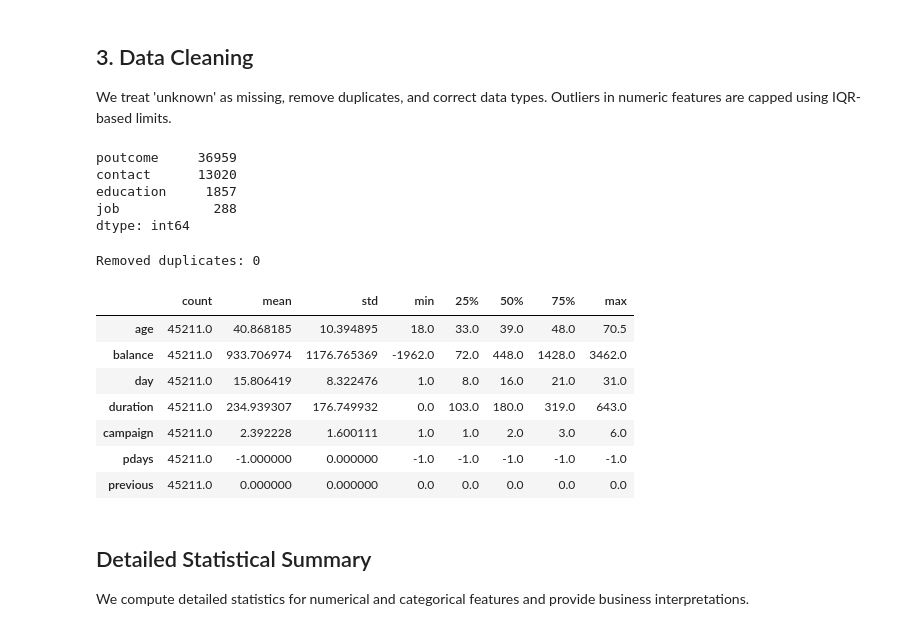
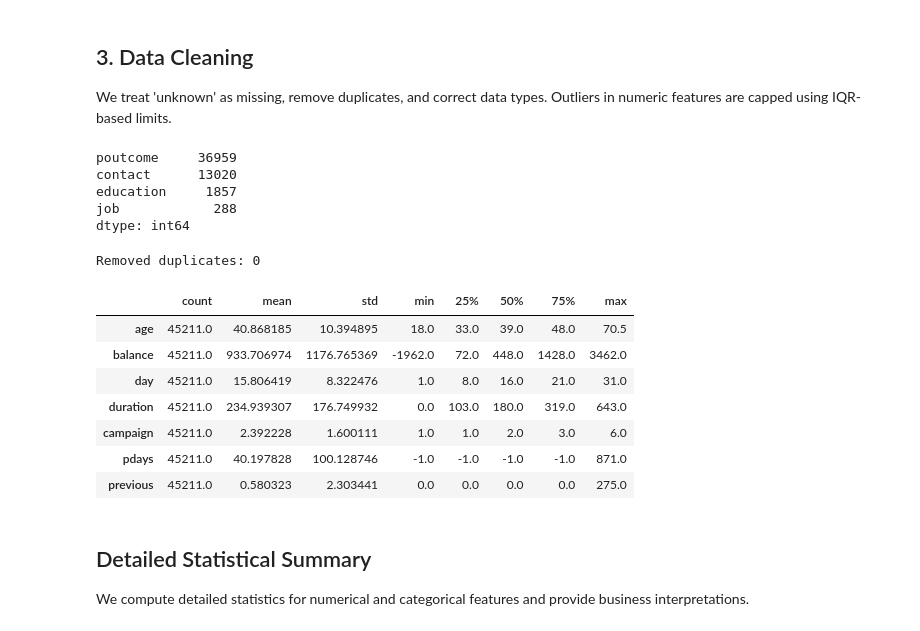
Before and after one commit to ElhossainEmad568/Bank-Marketing-ML-EpsilonAI, a Jupyter notebook: notebooks/EDA_Analysis.ipynb, the cells around one changed output. Saved outputs shown, nothing was run; the diff lists cells and outputs as text; code cells hidden in the pictures.

```diff
--- a/notebooks/EDA_Analysis.ipynb
+++ b/notebooks/EDA_Analysis.ipynb
@@ -188,36 +188,43 @@ month_order = [
     "jul", "aug", "sep", "oct", "nov", "dec"
 ]
 df_clean["month"] = pd.Categorical(df_clean["month"], categories=month_order, ordered=True)
 
 # Outlier capping for numeric columns
 numeric_cols = ["age", "balance", "day", "duration", "campaign", "pdays", "previous"]
 
+# "pdays" and "previous" are dominated by a sentinel value (-1 / 0 for customers
+# never contacted before), so their Q1 == Q3 and IQR == 0. Applying the standard
+# IQR cap to them would clip every value to that single sentinel, destroying all
+# signal (and breaking downstream features such as Customer_Engagement_Index).
+# They are therefore excluded from outlier capping.
+cols_to_cap = [c for c in numeric_cols if c not in ("pdays", "previous")]
+
 def cap_outliers(data, col):
     q1, q3 = data[col].quantile([0.25, 0.75])
     iqr = q3 - q1
     lower = q1 - 1.5 * iqr
     upper = q3 + 1.5 * iqr
     data[col] = data[col].clip(lower, upper)
 
-for col in numeric_cols:
+for col in cols_to_cap:
     cap_outliers(df_clean, col)
 
 df_clean[numeric_cols].describe().T
 # %% [output]
 poutcome     36959
 contact      13020
 education     1857
 job            288
 dtype: int64
 Removed duplicates: 0
 |  | count | mean | std | min | 25% | 50% | 75% | max |
 | age | 45211.0 | 40.868185 | 10.394895 | 18.0 | 33.0 | 39.0 | 48.0 | 70.5 |
 | balance | 45211.0 | 933.706974 | 1176.765369 | -1962.0 | 72.0 | 448.0 | 1428.0 | 3462.0 |
 | day | 45211.0 | 15.806419 | 8.322476 | 1.0 | 8.0 | 16.0 | 21.0 | 31.0 |
 | duration | 45211.0 | 234.939307 | 176.749932 | 0.0 | 103.0 | 180.0 | 319.0 | 643.0 |
 | campaign | 45211.0 | 2.392228 | 1.600111 | 1.0 | 1.0 | 2.0 | 3.0 | 6.0 |
-| pdays | 45211.0 | -1.000000 | 0.000000 | -1.0 | -1.0 | -1.0 | -1.0 | -1.0 |
-| previous | 45211.0 | 0.000000 | 0.000000 | 0.0 | 0.0 | 0.0 | 0.0 | 0.0 |
+| pdays | 45211.0 | 40.197828 | 100.128746 | -1.0 | -1.0 | -1.0 | -1.0 | 871.0 |
+| previous | 45211.0 | 0.580323 | 2.303441 | 0.0 | 0.0 | 0.0 | 0.0 | 275.0 |
 # %% [markdown]
 ## Detailed Statistical Summary
 We compute detailed statistics for numerical and categorical features and provide business interpretations.
```
Also changed, not shown: parts of 7 cells of this notebook, 7 other files.
